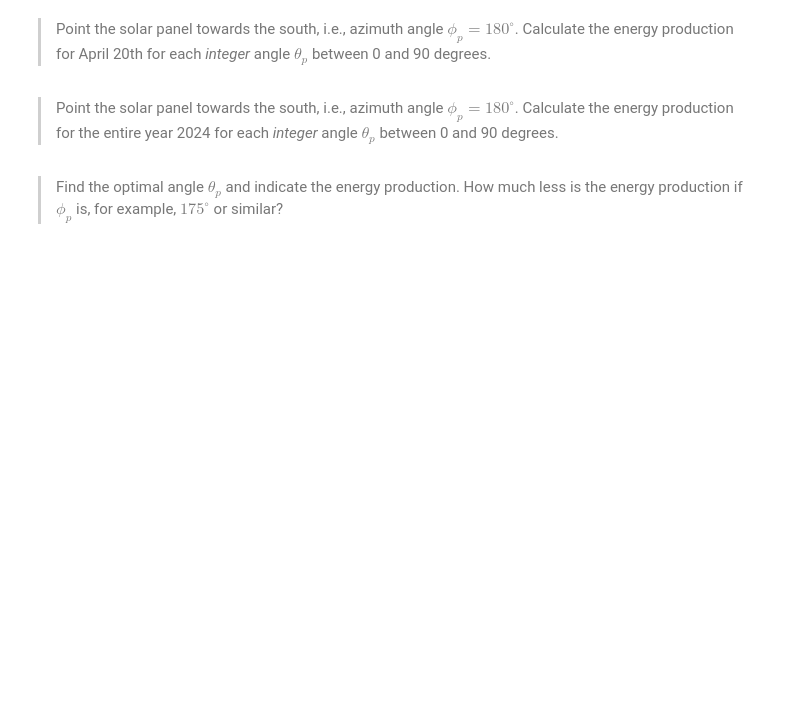
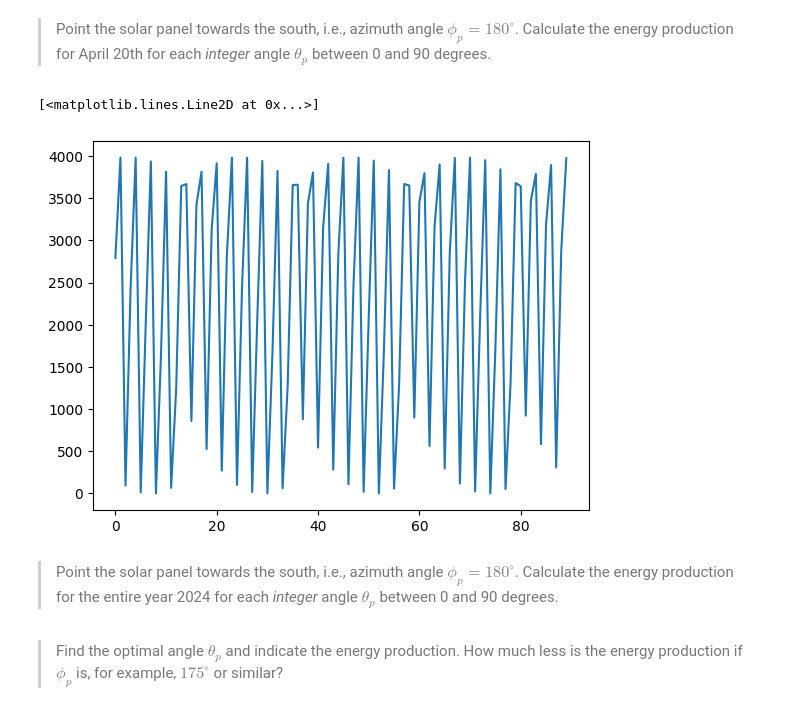
Before and after one commit to Romultra/Ultra-solar-panels, a Jupyter notebook: QuestionsEmil.ipynb, the cells around one changed output. Drawn from its saved outputs; the diff is of its cells as text; code cells hidden in the pictures; blank space fills up the shorter version.

```diff
--- a/QuestionsEmil.ipynb
+++ b/QuestionsEmil.ipynb
@@ -207,5 +207,15 @@ fluxfunct(180,45,0.5,1,1)/1000
 # %% [markdown]
 > Point the solar panel towards the south, i.e., azimuth angle $\phi_p = 180^\circ$. Calculate the energy production for April 20th for each *integer* angle $\theta_p$ between 0 and 90 degrees.
+# %%
+angle = []
+energy = []
+for alpha in range(0,90):
+    angle.append(alpha)
+    energy.append(fluxfunct(180,alpha,0.5,1,1))
+plt.plot(angle,energy)
+# %% [output]
+[<matplotlib.lines.Line2D at 0x...>]
+[figure, added]
 # %% [markdown]
 > Point the solar panel towards the south, i.e., azimuth angle $\phi_p = 180^\circ$. Calculate the energy production for the entire year 2024 for each *integer* angle $\theta_p$ between 0 and 90 degrees.
 # %% [markdown]
```
Also changed, not shown: parts of 1 cell of this notebook.
